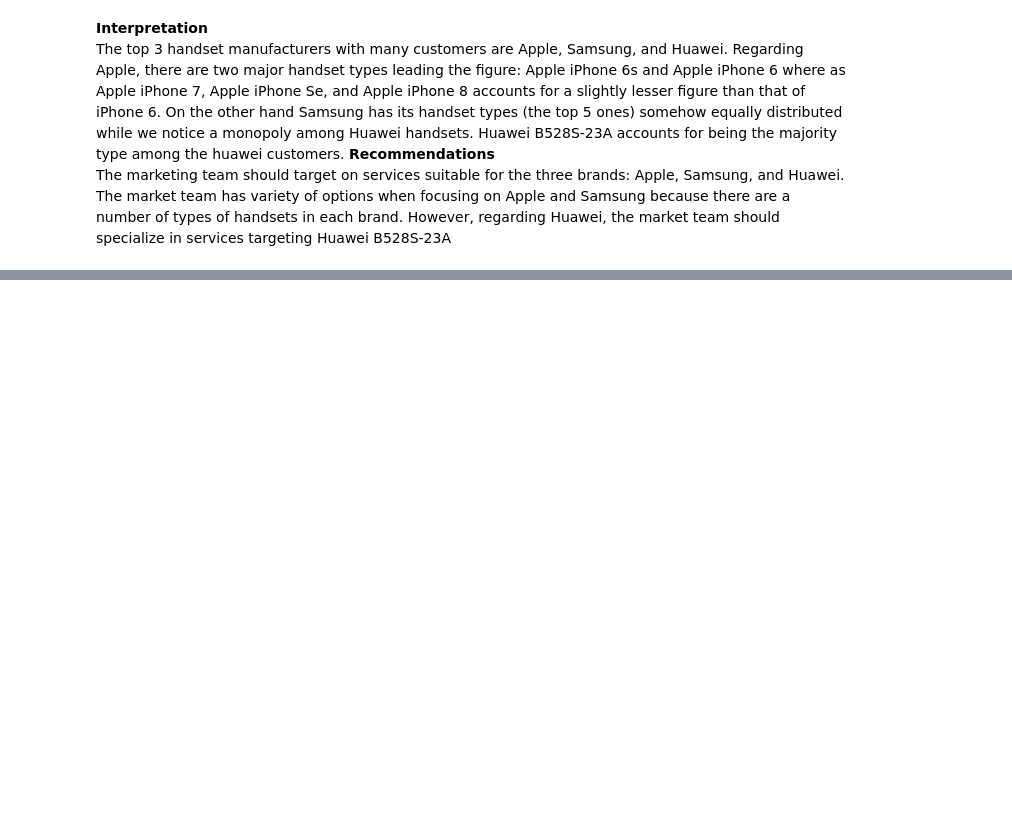
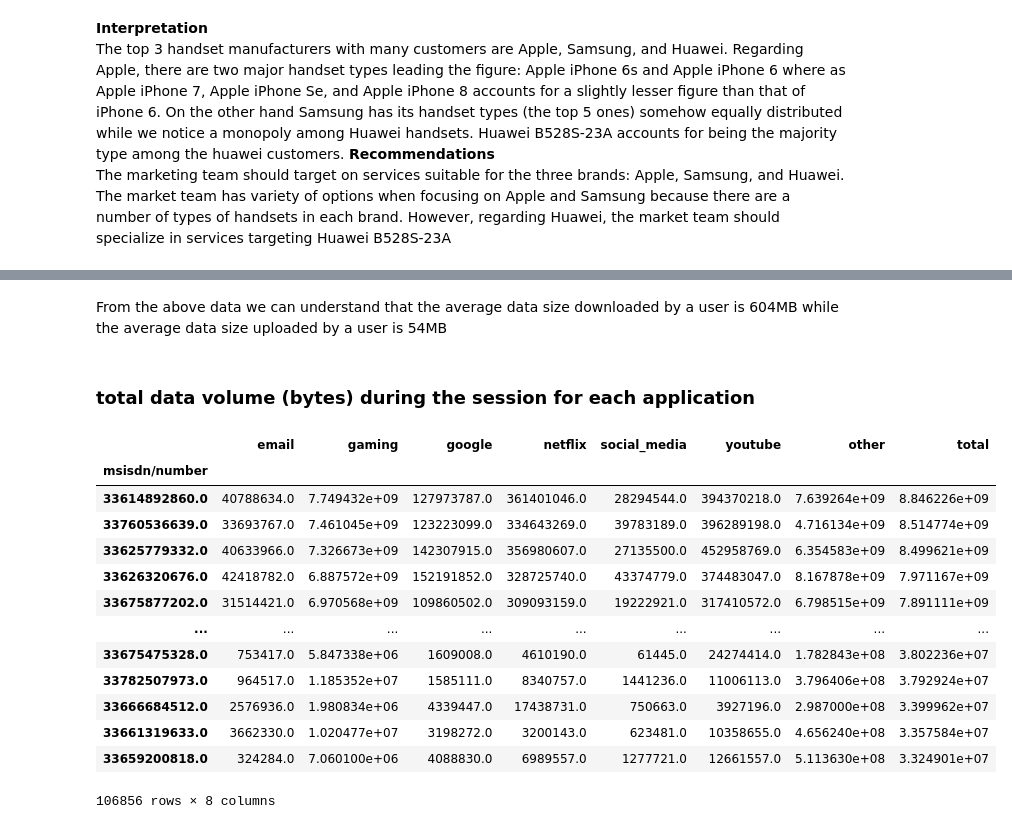
Before and after one commit to Nathnael12/Telecom_data_analysis, a Jupyter notebook: notebooks/data_exploration.ipynb, the cells around one changed output, grey strips where cells are left out. Drawn from its saved outputs; the diff is of its cells as text; code cells hidden in the pictures; blank space fills up the shorter version.

Commit message:
get aggregate informations per user

```diff
--- a/notebooks/data_exploration.ipynb
+++ b/notebooks/data_exploration.ipynb
@@ -179,0 +332,4 @@ The marketing team should target on services suitable for the three brands: Appl
+# %% [markdown]
+From the above data we can understand that the average data size downloaded by a user is 604MB while the average data size uploaded by a user is 54MB
+# %% [markdown]
+### total data volume (bytes) during the session for each application
@@ -179,0 +346,48 @@ The marketing team should target on services suitable for the three brands: Appl
+# %%
+total_data_volume = cleaned_df.groupby(["msisdn/number"]).agg({
+    "email_dl_(bytes)": "sum",
+    "email_ul_(bytes)": "sum",
+    "gaming_dl_(bytes)": "sum",
+    "gaming_ul_(bytes)": "sum",
+    "google_dl_(bytes)": "sum",
+    "google_ul_(bytes)": "sum",
+    "netflix_dl_(bytes)": "sum",
+    "netflix_ul_(bytes)": "sum",
+    "other_dl_(bytes)": "sum",
+    "other_ul_(bytes)": "sum",
+    "social_media_dl_(bytes)": "sum",
+    "social_media_ul_(bytes)": "sum",
+    "youtube_dl_(bytes)": "sum",
+    "youtube_ul_(bytes)": "sum",
+    "total_dl_(bytes)": "sum",
+    "total_ul_(bytes)": "sum"
+})[["email_dl_(bytes)","email_ul_(bytes)","gaming_dl_(bytes)","gaming_ul_(bytes)","google_dl_(bytes)","google_ul_(bytes)","netflix_dl_(bytes)","netflix_ul_(bytes)","other_dl_(bytes)","other_ul_(bytes)","social_media_dl_(bytes)","social_media_ul_(bytes)","youtube_dl_(bytes)","youtube_ul_(bytes)","total_dl_(bytes)","total_ul_(bytes)"]]
+
+total_data_volume["email"]=total_data_volume["email_dl_(bytes)"] + total_data_volume["email_ul_(bytes)"]
+total_data_volume["gaming"]=total_data_volume["gaming_dl_(bytes)"] + total_data_volume["gaming_ul_(bytes)"]
+total_data_volume["google"]=total_data_volume["google_dl_(bytes)"] + total_data_volume["google_ul_(bytes)"]
+total_data_volume["netflix"]=total_data_volume["netflix_dl_(bytes)"] + total_data_volume["netflix_ul_(bytes)"]
+total_data_volume["social_media"]=total_data_volume["social_media_dl_(bytes)"] + total_data_volume["social_media_ul_(bytes)"]
+total_data_volume["youtube"]=total_data_volume["youtube_dl_(bytes)"] + total_data_volume["youtube_ul_(bytes)"]
+total_data_volume["other"]=total_data_volume["other_dl_(bytes)"] + total_data_volume["other_ul_(bytes)"]
+total_data_volume["total"]=total_data_volume["total_dl_(bytes)"] + total_data_volume["total_ul_(bytes)"]
+
+total_data_volume=total_data_volume[["email","gaming","google","netflix","social_media","youtube","other","total"]]
+total_data_volume.sort_values(by=["total"],ascending=False,inplace=True)
+total_data_volume.drop(["nan"],axis=0,inplace=True)
+total_data_volume
+# %% [output]
+|  | email | gaming | google | netflix | social_media | youtube | other | total |
+| msisdn/number |  |  |  |  |  |  |  |  |
+| 33614892860.0 | 40788634.0 | 7.749432e+09 | 127973787.0 | 361401046.0 | 28294544.0 | 394370218.0 | 7.639264e+09 | 8.846226e+09 |
+| 33760536639.0 | 33693767.0 | 7.461045e+09 | 123223099.0 | 334643269.0 | 39783189.0 | 396289198.0 | 4.716134e+09 | 8.514774e+09 |
+| 33625779332.0 | 40633966.0 | 7.326673e+09 | 142307915.0 | 356980607.0 | 27135500.0 | 452958769.0 | 6.354583e+09 | 8.499621e+09 |
+| 33626320676.0 | 42418782.0 | 6.887572e+09 | 152191852.0 | 328725740.0 | 43374779.0 | 374483047.0 | 8.167878e+09 | 7.971167e+09 |
+| 33675877202.0 | 31514421.0 | 6.970568e+09 | 109860502.0 | 309093159.0 | 19222921.0 | 317410572.0 | 6.798515e+09 | 7.891111e+09 |
+| ... | ... | ... | ... | ... | ... | ... | ... | ... |
+| 33675475328.0 | 753417.0 | 5.847338e+06 | 1609008.0 | 4610190.0 | 61445.0 | 24274414.0 | 1.782843e+08 | 3.802236e+07 |
+| 33782507973.0 | 964517.0 | 1.185352e+07 | 1585111.0 | 8340757.0 | 1441236.0 | 11006113.0 | 3.796406e+08 | 3.792924e+07 |
+| 33666684512.0 | 2576936.0 | 1.980834e+06 | 4339447.0 | 17438731.0 | 750663.0 | 3927196.0 | 2.987000e+08 | 3.399962e+07 |
+| 33661319633.0 | 3662330.0 | 1.020477e+07 | 3198272.0 | 3200143.0 | 623481.0 | 10358655.0 | 4.656240e+08 | 3.357584e+07 |
+| 33659200818.0 | 324284.0 | 7.060100e+06 | 4088830.0 | 6989557.0 | 1277721.0 | 12661557.0 | 5.113630e+08 | 3.324901e+07 |
+106856 rows × 8 columns
```
Also changed, not shown: parts of 17 cells of this notebook.
